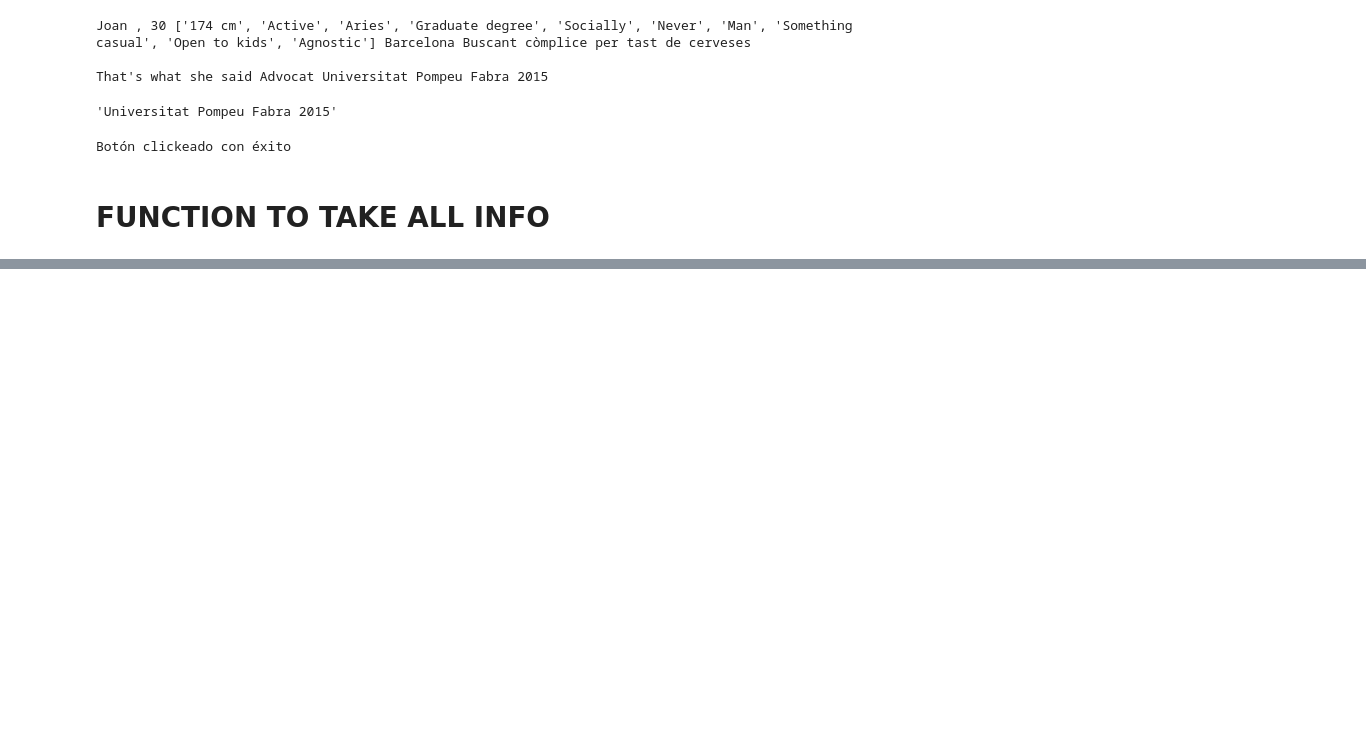
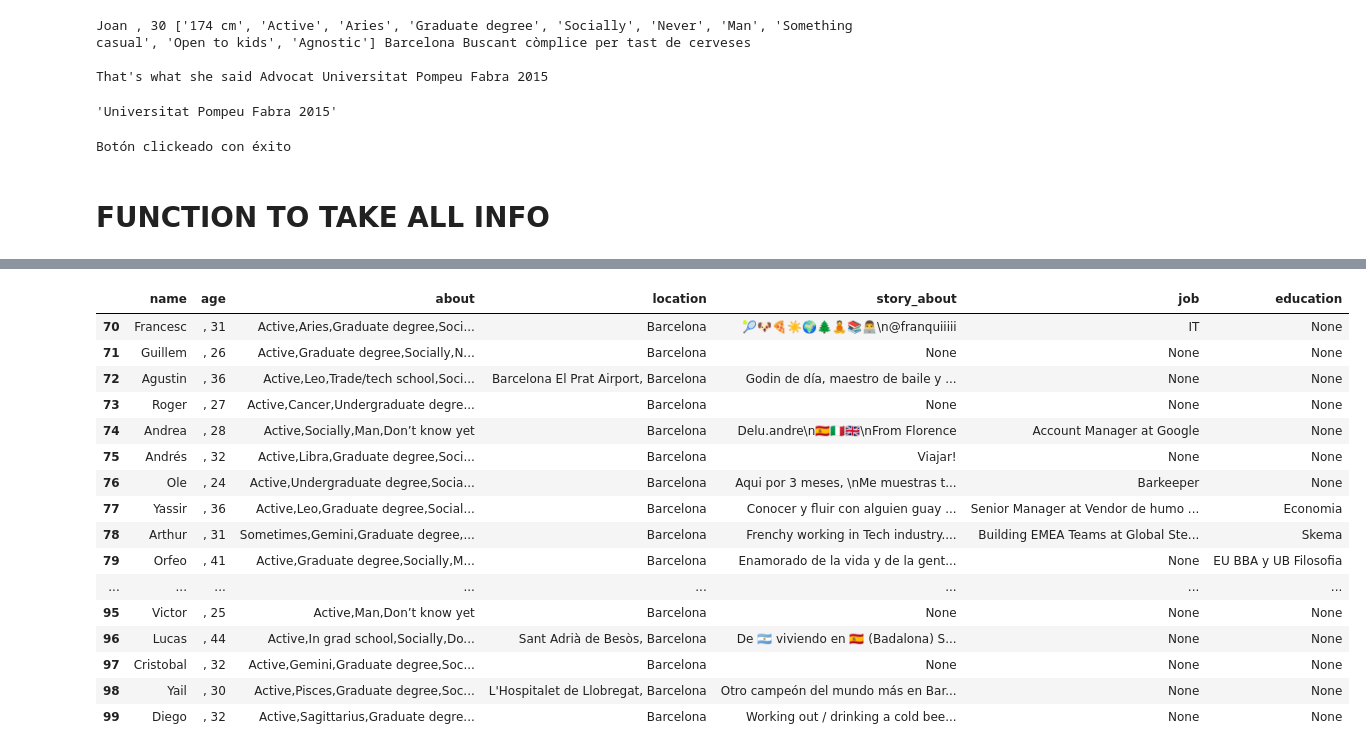
Before and after one commit to rorichavez/final_project, a Jupyter notebook: notebook/bumble_woman.ipynb, the cells around one changed output, grey strips where cells are left out. Saved outputs shown, nothing was run; the diff lists cells and outputs as text; code cells hidden in the pictures; blank space fills up the shorter version.

```diff
--- a/notebook/bumble_woman.ipynb
+++ b/notebook/bumble_woman.ipynb
@@ -121,0 +184,20 @@ Botón clickeado con éxito
+# %%
+df.tail(30)
+# %% [output]
+|  | name | age | about | location | story_about | job | education |
+| 70 | Francesc | , 31 | Active,Aries,Graduate degree,Soci... | Barcelona | 🎾🐶🍕☀️🌍🌲🧘📚👨‍💻\n@franquiiiii | IT | None |
+| 71 | Guillem | , 26 | Active,Graduate degree,Socially,N... | Barcelona | None | None | None |
+| 72 | Agustin | , 36 | Active,Leo,Trade/tech school,Soci... | Barcelona El Prat Airport, Barcelona | Godin de día, maestro de baile y ... | None | None |
+| 73 | Roger | , 27 | Active,Cancer,Undergraduate degre... | Barcelona | None | None | None |
+| 74 | Andrea | , 28 | Active,Socially,Man,Don’t know yet | Barcelona | Delu.andre\n🇪🇸🇮🇹🇬🇧\nFrom Florence | Account Manager at Google | None |
+| 75 | Andrés | , 32 | Active,Libra,Graduate degree,Soci... | Barcelona | Viajar! | None | None |
+| 76 | Ole | , 24 | Active,Undergraduate degree,Socia... | Barcelona | Aqui por 3 meses, \nMe muestras t... | Barkeeper | None |
+| 77 | Yassir | , 36 | Active,Leo,Graduate degree,Social... | Barcelona | Conocer y fluir con alguien guay ... | Senior Manager at Vendor de humo ... | Economia |
+| 78 | Arthur | , 31 | Sometimes,Gemini,Graduate degree,... | Barcelona | Frenchy working in Tech industry.... | Building EMEA Teams at Global Ste... | Skema |
+| 79 | Orfeo | , 41 | Active,Graduate degree,Socially,M... | Barcelona | Enamorado de la vida y de la gent... | None | EU BBA y UB Filosofia |
+| ... | ... | ... | ... | ... | ... | ... | ... |
+| 95 | Victor | , 25 | Active,Man,Don’t know yet | Barcelona | None | None | None |
+| 96 | Lucas | , 44 | Active,In grad school,Socially,Do... | Sant Adrià de Besòs, Barcelona | De 🇦🇷 viviendo en 🇪🇸 (Badalona) S... | None | None |
+| 97 | Cristobal | , 32 | Active,Gemini,Graduate degree,Soc... | Barcelona | None | None | None |
+| 98 | Yail | , 30 | Active,Pisces,Graduate degree,Soc... | L'Hospitalet de Llobregat, Barcelona | Otro campeón del mundo más en Bar... | None | None |
+| 99 | Diego | , 32 | Active,Sagittarius,Graduate degre... | Barcelona | Working out / drinking a cold bee... | None | None |
```
Also changed, not shown: parts of 4 cells of this notebook, 20 other files.
